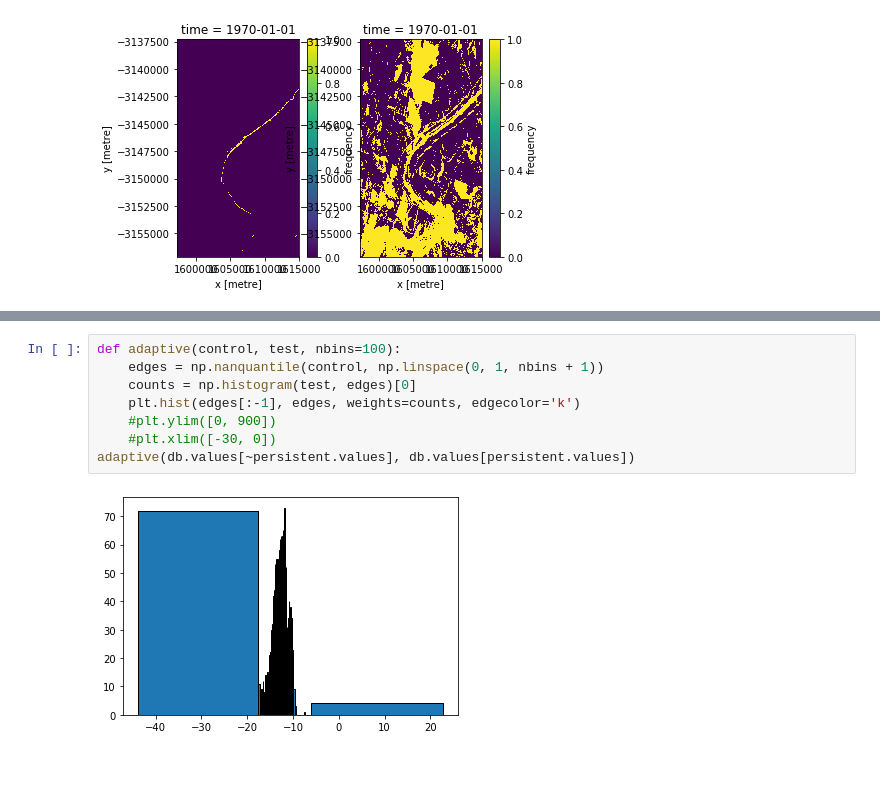
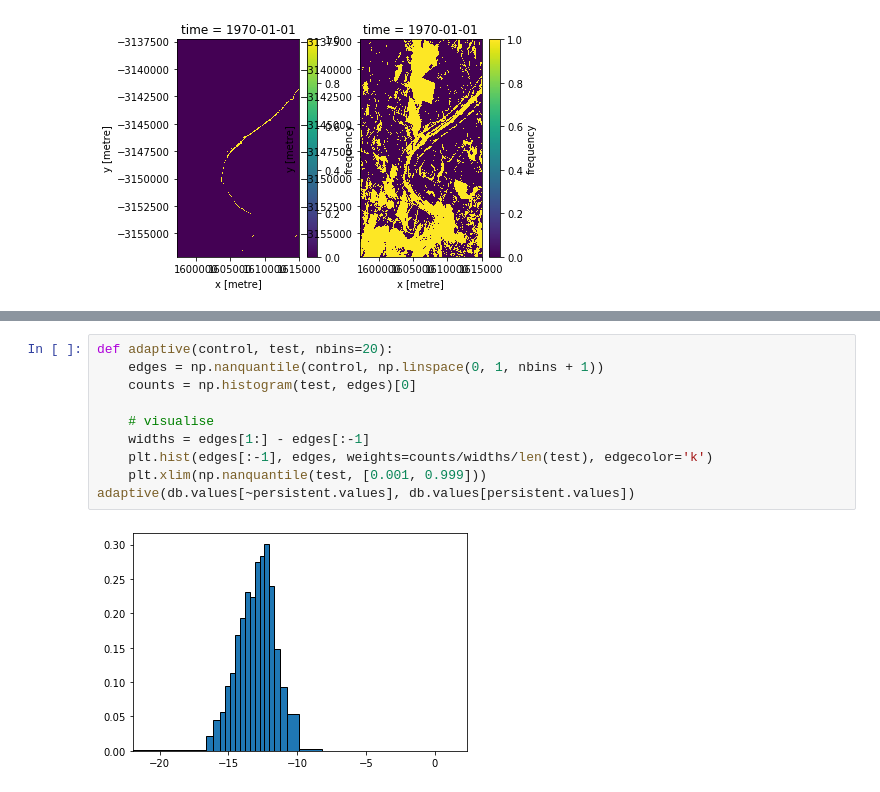
Before and after one commit to GeoscienceAustralia/dea-sar-flood-veg, a Jupyter notebook: notebooks/Example.ipynb, the cells around one changed output, grey strips where cells are left out. Drawn from its saved outputs; the diff is of its cells as text.

```diff
--- a/notebooks/Example.ipynb
+++ b/notebooks/Example.ipynb
@@ -118,10 +125,12 @@ gaussian(db.values[persistent.values])
 # %%
-def adaptive(control, test, nbins=100):
+def adaptive(control, test, nbins=20):
     edges = np.nanquantile(control, np.linspace(0, 1, nbins + 1))
     counts = np.histogram(test, edges)[0]
-    plt.hist(edges[:-1], edges, weights=counts, edgecolor='k')
-    #plt.ylim([0, 900])
-    #plt.xlim([-30, 0])
+
+    # visualise
+    widths = edges[1:] - edges[:-1]
+    plt.hist(edges[:-1], edges, weights=counts/widths/len(test), edgecolor='k')
+    plt.xlim(np.nanquantile(test, [0.001, 0.999]))
 adaptive(db.values[~persistent.values], db.values[persistent.values])
 # %% [output]
-[figure, old version]
+[figure, new version]
```
Also changed, not shown: parts of 4 cells of this notebook.
